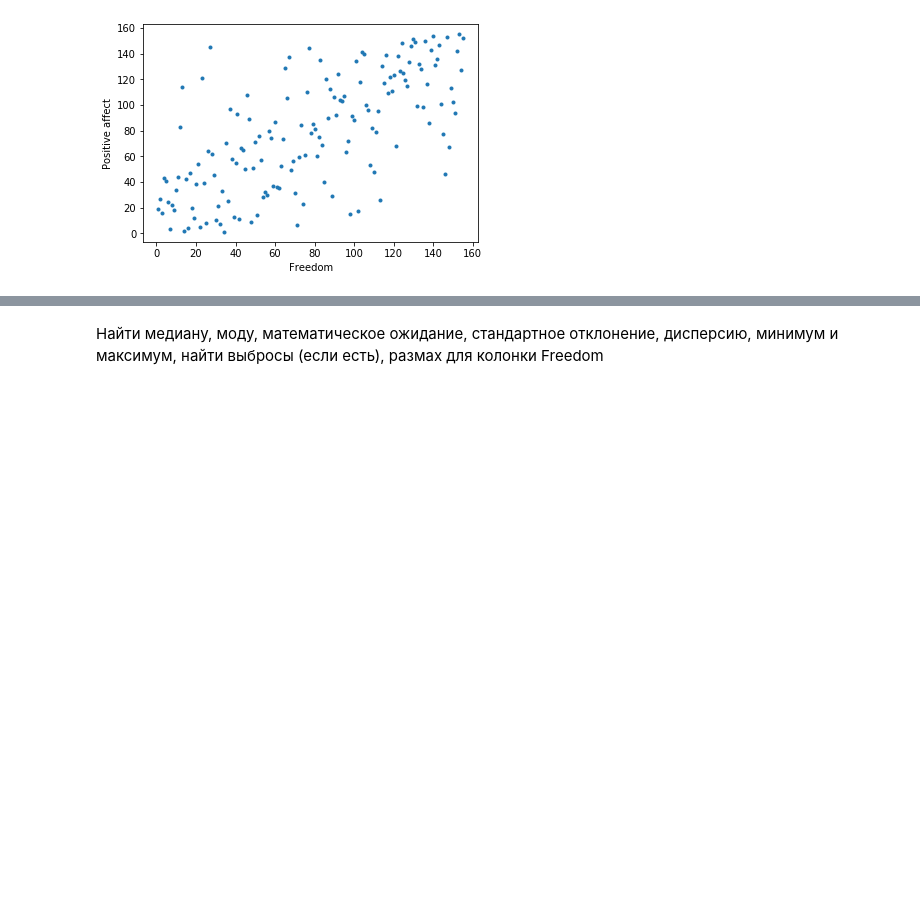
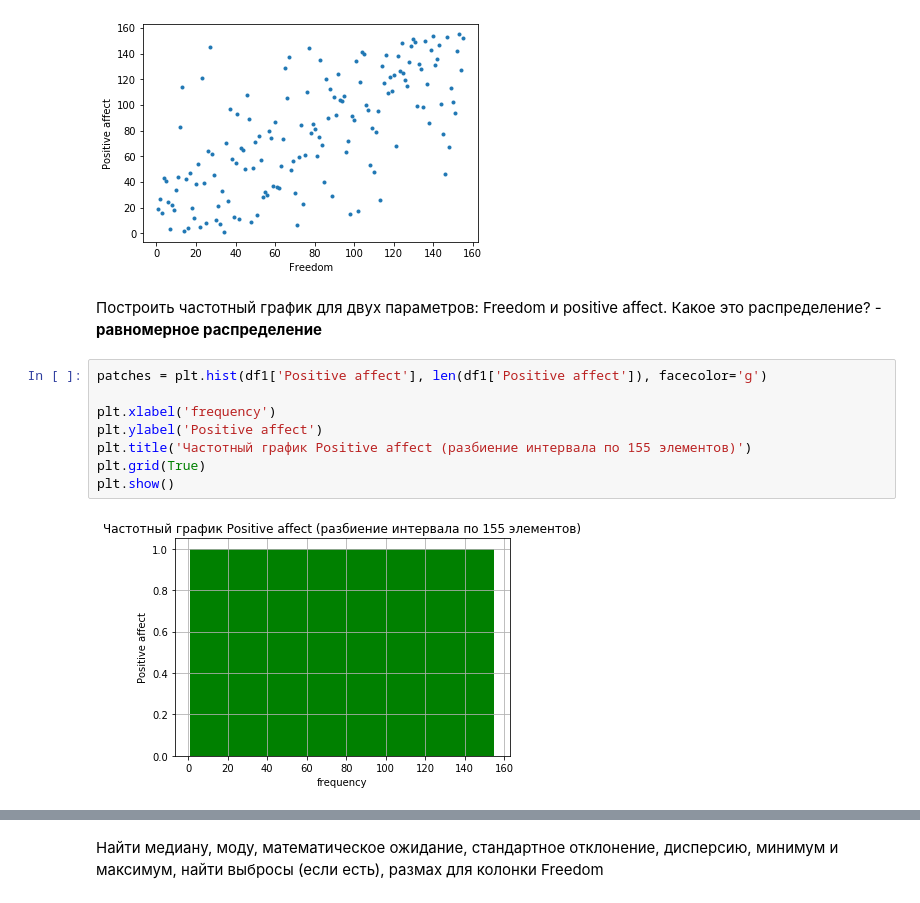
Before and after one commit to DmitryTrufanov/pyda-10-hw-18, a Jupyter notebook: homework-3.ipynb, the cells around one changed output, grey strips where cells are left out. Drawn from its saved outputs; the diff is of its cells as text; blank space fills up the shorter version.

```diff
--- a/homework-3.ipynb
+++ b/homework-3.ipynb
@@ -124,4 +122,16 @@ plt.ylabel('Positive affect')
 # %% [output]
 Text(0, 0.5, 'Positive affect')
 [figure]
+# %% [markdown]
+Построить частотный график для двух параметров: Freedom и positive affect. Какое это распределение? - **равномерное распределение**
+# %%
+patches = plt.hist(df1['Positive affect'], len(df1['Positive affect']), facecolor='g')
+
+plt.xlabel('frequency')
+plt.ylabel('Positive affect')
+plt.title('Частотный график Positive affect (разбиение интервала по 155 элементов)')
+plt.grid(True)
+plt.show()
+# %% [output]
+[figure, added]
 # %%
```
Also changed, not shown: parts of 6 cells of this notebook.
